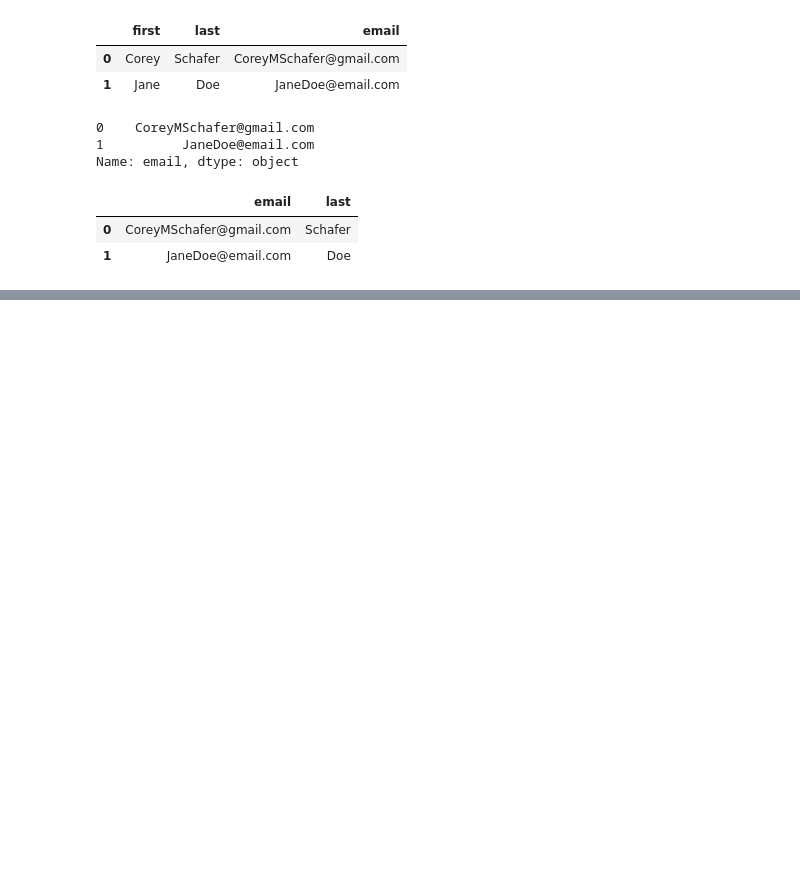
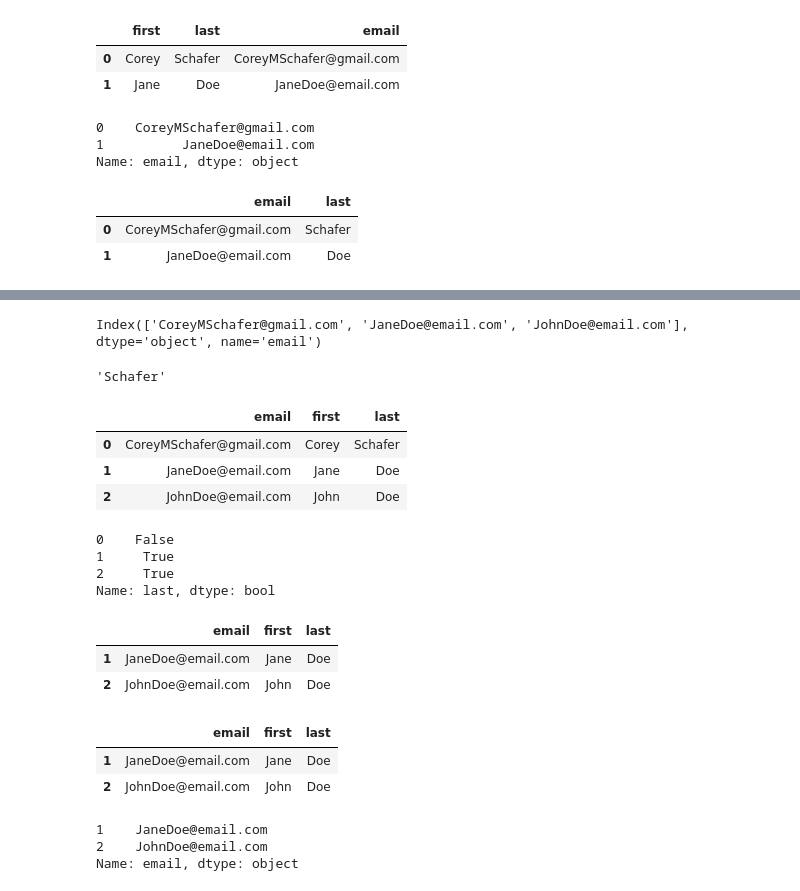
Before and after one commit to AdnanSalazzar/python-panda, a Jupyter notebook: just with and without panda using dictionary.ipynb, the cells around one changed output, grey strips where cells are left out. Saved outputs shown, nothing was run; the diff lists cells and outputs as text; code cells hidden in the pictures; blank space fills up the shorter version.

```diff
--- a/just with and without panda using dictionary.ipynb
+++ b/just with and without panda using dictionary.ipynb
@@ -65,3 +65,5 @@ df.loc[[0, 1], ['email', 'last']]
 |  | email | last |
 | 0 | CoreyMSchafer@gmail.com | Schafer |
 | 1 | JaneDoe@email.com | Doe |
+# %%
+df.set_index('email') # setting index using email
@@ -67,0 +78,2 @@ df.loc[[0, 1], ['email', 'last']]
+# %%
+df.set_index('email' , inplace = True)
@@ -67,0 +88,16 @@ df.loc[[0, 1], ['email', 'last']]
+# %%
+df.index
+# %% [output]
+Index(['CoreyMSchafer@gmail.com', 'JaneDoe@email.com', 'JohnDoe@email.com'], dtype='object', name='email')
+# %%
+df.loc['CoreyMSchafer@gmail.com', 'last']
+# %% [output]
+'Schafer'
+# %%
+df.reset_index(inplace=True)
+df
+# %% [output]
+|  | email | first | last |
+| 0 | CoreyMSchafer@gmail.com | Corey | Schafer |
+| 1 | JaneDoe@email.com | Jane | Doe |
+| 2 | JohnDoe@email.com | John | Doe |
@@ -67,0 +106,7 @@ df.loc[[0, 1], ['email', 'last']]
+# %%
+df['last'] == 'Doe' # doesnt give right just gives boolean --> a mask
+# %% [output]
+0    False
+1     True
+2     True
+Name: last, dtype: bool
@@ -67,0 +115,18 @@ df.loc[[0, 1], ['email', 'last']]
+# %%
+df[filt]
+# %% [output]
+|  | email | first | last |
+| 1 | JaneDoe@email.com | Jane | Doe |
+| 2 | JohnDoe@email.com | John | Doe |
+# %%
+df.loc[filt]
+# %% [output]
+|  | email | first | last |
+| 1 | JaneDoe@email.com | Jane | Doe |
+| 2 | JohnDoe@email.com | John | Doe |
+# %%
+df.loc[filt  , 'email']
+# %% [output]
+1    JaneDoe@email.com
+2    JohnDoe@email.com
+Name: email, dtype: object
```
Also changed, not shown: parts of 5 cells of this notebook, 1 other file.
